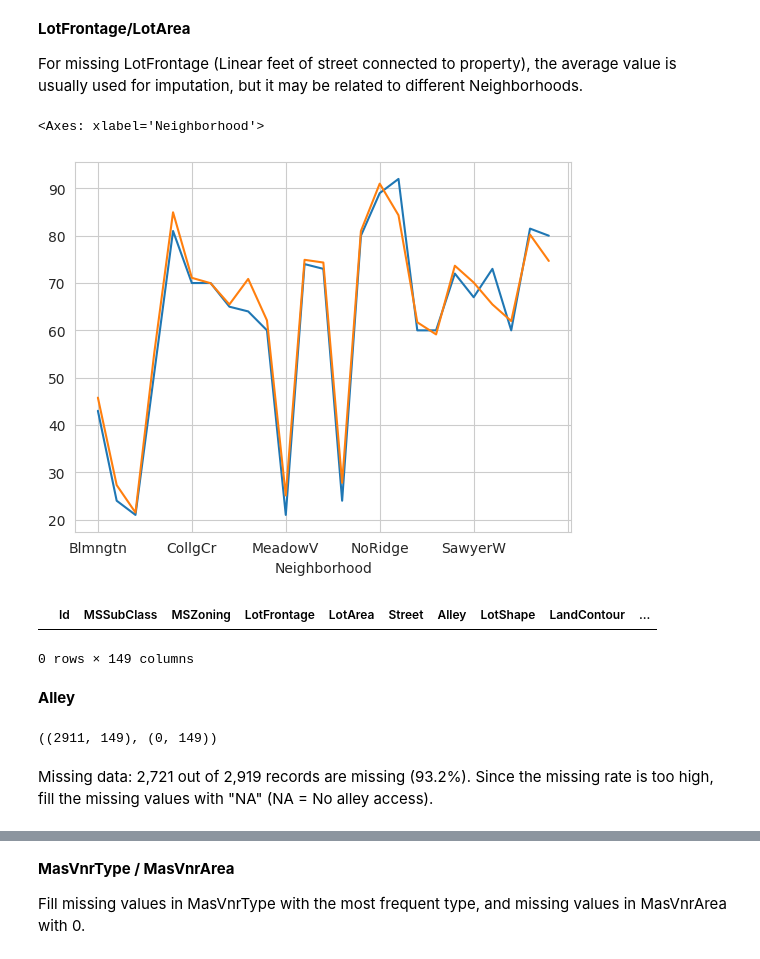
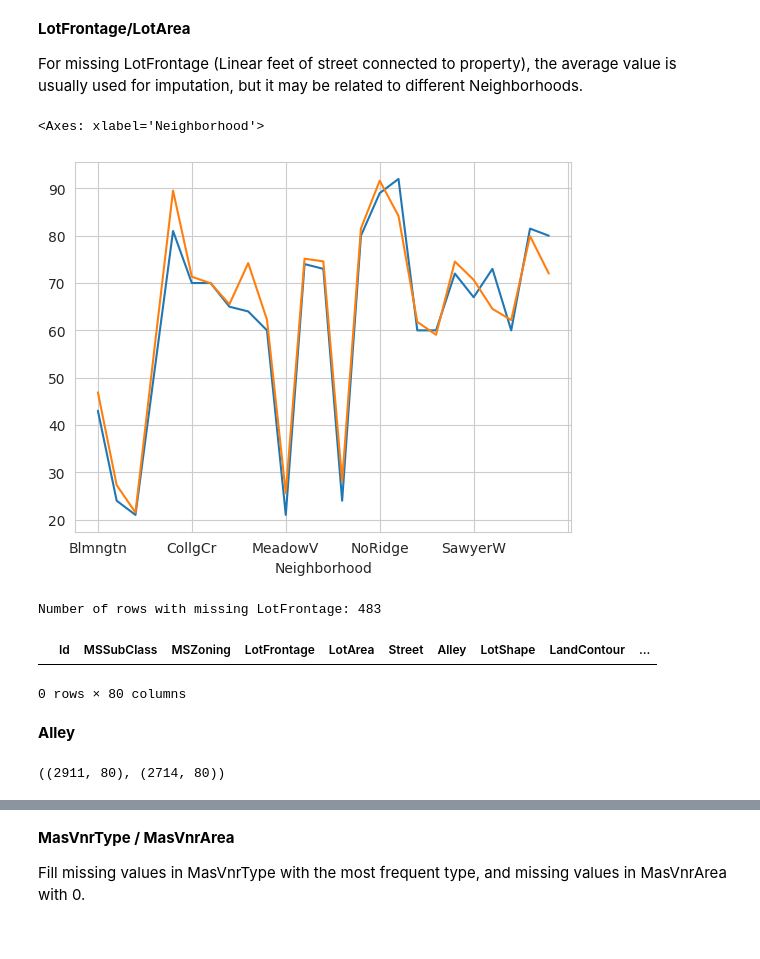
Before and after one commit to compu-flair/Kaggle_Advanced_House_Prices, a Jupyter notebook: Party_Time.ipynb, the cells around one changed output, grey strips where cells are left out. Cells and saved outputs as stored; diff of their text form; code cells hidden in the pictures.

```diff
--- a/Party_Time.ipynb
+++ b/Party_Time.ipynb
@@ -276,17 +255,17 @@ train_length = train_data.shape[0]
 # Combine train and test datasets for feature engineering and preprocessing.
 # - The first line concatenates the training data (up to and including 'SalePrice') and the test data.
 # - This is useful for applying transformations (like encoding or imputing missing values) consistently across both datasets.
-conbined_data = pd.concat([train_data.loc[:, : 'SalePrice'], test_data])
+combined_data = pd.concat([train_data.loc[:, : 'SalePrice'], test_data])
 
 # Align columns to match the test_data structure.
-# - This ensures that conbined_data has the same columns as test_data, which is important for making predictions later.
-conbined_data = conbined_data[test_data.columns]
+# - This ensures that combined_data has the same columns as test_data, which is important for making predictions later.
+combined_data = combined_data[test_data.columns]
 
 # Display the first row of the combined dataset for a quick preview.
-display(conbined_data.head(1))
+display(combined_data.head(1))
 
 # Print the shape (number of rows and columns) of the combined dataset.
-print(conbined_data.shape)
+print(combined_data.shape)
 # %% [output]
 |  | Id | MSSubClass | MSZoning | LotFrontage | LotArea | Street | Alley | LotShape | LandContour | ... |
 | 0 | 1 | 60 | RL | 65.0 | 8450 | Pave | NaN | Reg | Lvl | ... |
@@ -351,36 +330,39 @@ For missing LotFrontage (Linear feet of street connected to property), the avera
 # %%
 # Plot the median LotFrontage for each Neighborhood.
 # This helps visualize how the typical street frontage varies by neighborhood,
 # which can reveal location-based patterns or differences in lot sizes.
-conbined_data['LotFrontage'].groupby(conbined_data["Neighborhood"]).median().plot()
+combined_data['LotFrontage'].groupby(combined_data["Neighborhood"]).median().plot()
+
 
 # Plot the mean LotFrontage for each Neighborhood.
 # Comparing the mean and median can highlight the effect of outliers or skewed distributions
 # in LotFrontage within each neighborhood.
-conbined_data['LotFrontage'].groupby(conbined_data["Neighborhood"]).mean().plot()
+combined_data['LotFrontage'].groupby(combined_data["Neighborhood"]).mean().plot()
 # %% [output]
 <Axes: xlabel='Neighborhood'>
-[figure, old version]
+[figure, new version]
 # %%
 # Calculate the median LotFrontage for each Neighborhood.
 # This mapping will be used to impute missing LotFrontage values based on the neighborhood.
-lf_neighbor_map = conbined_data['LotFrontage'].groupby(conbined_data["Neighborhood"]).median()
+lf_neighbor_map = combined_data['LotFrontage'].groupby(combined_data["Neighborhood"]).median()
 
-# Find rows in conbined_data where LotFrontage is missing (NaN).
-rows = conbined_data['LotFrontage'].isnull()
-
+# Find rows in combined_data where LotFrontage is missing (NaN).
+rows = combined_data['LotFrontage'].isnull()
+print(f'Number of rows with missing LotFrontage: {rows.sum()}')
 # For each row with missing LotFrontage, fill it with the median LotFrontage of its Neighborhood.
 # This leverages local neighborhood information for more accurate imputation than using a global mean/median.
-conbined_data['LotFrontage'][rows] = conbined_data['Neighborhood'][rows].map(lambda neighbor : lf_neighbor_map[neighbor])
+combined_data['LotFrontage'][rows] = combined_data['Neighborhood'][rows].map(lambda neighbor : lf_neighbor_map[neighbor])
+# %% [output]
+Number of rows with missing LotFrontage: 483
 # %%
-# Display rows in conbined_data where 'LotFrontage' is missing (NaN).
+# Display rows in combined_data where 'LotFrontage' is missing (NaN).
 # This is useful for inspecting which records still have missing values after imputation,
 # and for verifying that the imputation process worked as expected.
 # It can also help identify any patterns or issues with the remaining missing data.
-conbined_data[conbined_data['LotFrontage'].isnull()]
+combined_data[combined_data['LotFrontage'].isnull()]
 # %% [output]
 |  | Id | MSSubClass | MSZoning | LotFrontage | LotArea | Street | Alley | LotShape | LandContour | ... |
-0 rows × 149 columns
+0 rows × 80 columns
 # %% [markdown]
 **Alley**
 # %%
@@ -388,8 +370,7 @@ conbined_data[conbined_data['LotFrontage'].isnull()]
 # and the shape of the subset where 'Alley' is missing (NaN).
 # This helps to quickly check how many records are in the combined data,
 # and how many records still have missing values for the 'Alley' column.
-conbined_data.shape, conbined_data[conbined_data['Alley'].isnull()].shape
+
+combined_data.shape, combined_data[combined_data['Alley'].isnull()].shape
 # %% [output]
-((2911, 149), (0, 149))
+((2911, 80), (2714, 80))
-# %% [markdown]
-Missing data: 2,721 out of 2,919 records are missing (93.2%). Since the missing rate is too high, fill the missing values with "NA" (NA = No alley access).
```
Also changed, not shown: parts of 76 cells of this notebook.
